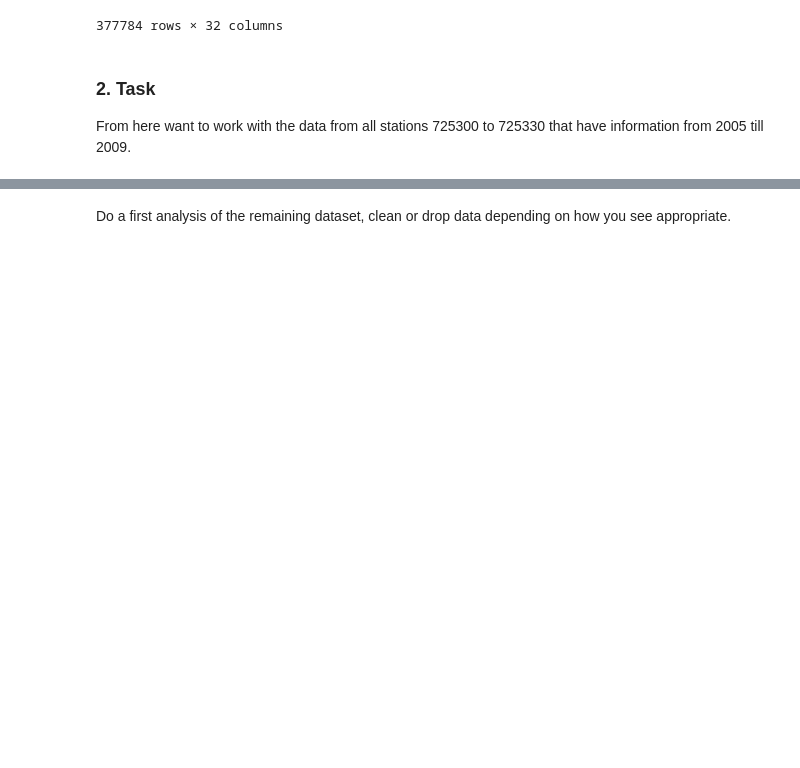
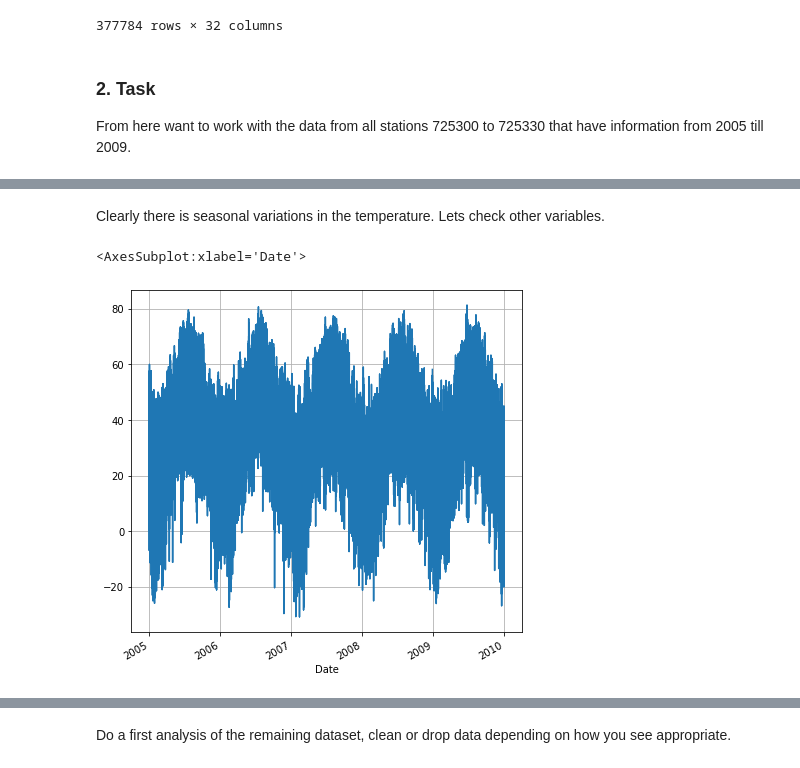
Before and after one commit to JyotiRawat29/EDa-using-BIG-query, a Jupyter notebook: Coding Challenge.ipynb, the cells around one changed output, grey strips where cells are left out. Cells and saved outputs as stored; diff of their text form; code cells hidden in the pictures; blank space fills up the shorter version.

```diff
--- a/Coding Challenge.ipynb
+++ b/Coding Challenge.ipynb
@@ -141,0 +189,7 @@ Removing columns giving redundant information
+# %% [markdown]
+Clearly there is seasonal variations in the temperature. Lets check other variables.
+# %%
+dataframe['mean_dew_point'].plot(figsize=(7,7), grid = True)
+# %% [output]
+<AxesSubplot:xlabel='Date'>
+[figure, added]
```
Also changed, not shown: parts of 61 cells of this notebook.
